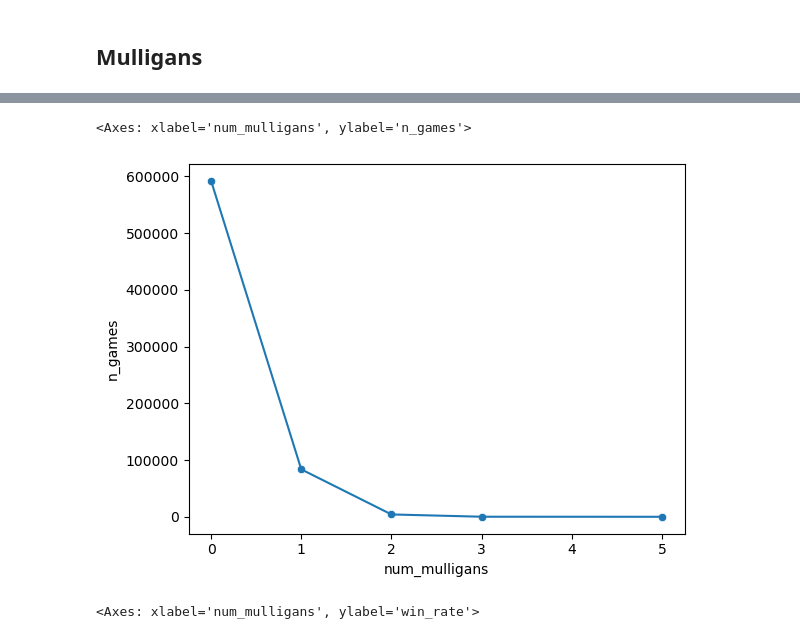
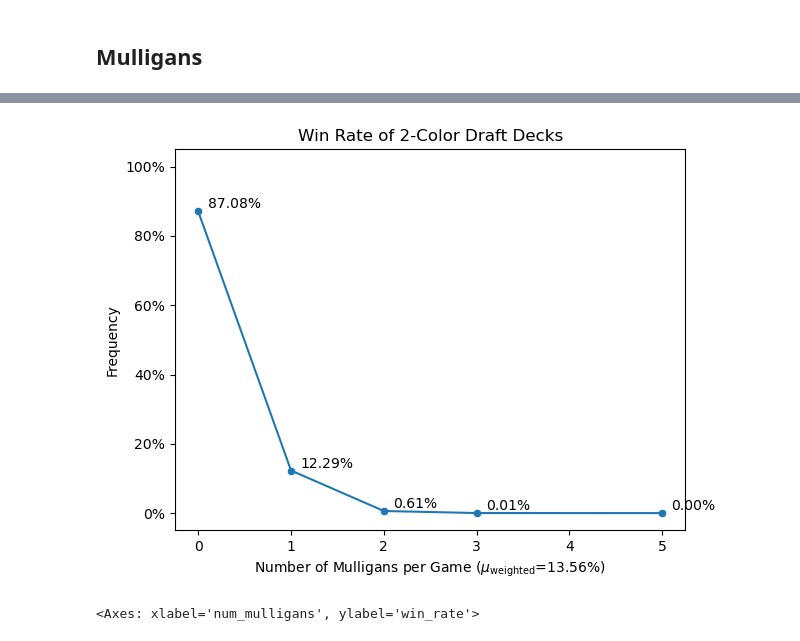
Before and after one commit to meehljd/mtg-modeling, a Jupyter notebook: notebooks/02-draft-data/02-30-draft-eda-BLB-games.ipynb, the cells around one changed output, grey strips where cells are left out. Cells and saved outputs as stored; diff of their text form; code cells hidden in the pictures.

Commit message:
eda: BLB draft - update axis ticks and added mulligan.  WIP.

```diff
--- a/notebooks/02-draft-data/02-30-draft-eda-BLB-games.ipynb
+++ b/notebooks/02-draft-data/02-30-draft-eda-BLB-games.ipynb
@@ -988,22 +1024,44 @@ plt.show()
 # %%
 df_games = pl.scan_parquet(game_file)
 
 df_mul = (
     df_games.group_by(["num_mulligans"])
     .agg(
         pl.col("won").count().alias("n_games"),
         pl.col("won").sum().alias("n_wins"),
-        pl.col("won").mean().alias("win_rate")
+        pl.col("won").mean().alias("win_rate"),
          )
+    .with_columns(
+        (pl.col("n_games") / pl.col("n_games").sum()).alias("pct_games")
+    )
     .sort(by="num_mulligans", descending=False)
     .collect()
-)
+).to_pandas()
 
-sns.scatterplot(data=df_mul, x="num_mulligans", y="n_games")
-sns.lineplot(data=df_mul, x="num_mulligans", y="n_games")
+sum_df = df_summary.collect().to_pandas()
+mean_mulligan_rate = (sum_df["n_mul"] / sum_df["n_games"]).values[0]
+
+g = sns.scatterplot(data=df_mul, x="num_mulligans", y="pct_games")
+g = sns.lineplot(data=df_mul, x="num_mulligans", y="pct_games")
+
+for index, row in df_mul.iterrows():
+    plt.text(
+        row["num_mulligans"] + 0.1,
+        row["pct_games"] + 0.02,
+        f"{row['pct_games']:.2%}",
+        va="center",
+    )
+
+g.yaxis.set_major_formatter(FuncFormatter(lambda y, _: f"{y:.0%}"))
+g.set(ylim=(-0.05,1.05))
+
+plt.title("Win Rate of 2-Color Draft Decks")
+plt.xlabel(r"Number of Mulligans per Game ($\mu_{\text{weighted}}$" + f"={mean_mulligan_rate:0.2%})")
+plt.ylabel("Frequency")
+plt.tight_layout()
+plt.show()
 # %% [output]
-<Axes: xlabel='num_mulligans', ylabel='n_games'>
-[figure, old version]
+[figure, new version]
 # %%
 sns.scatterplot(data=df_mul, x="num_mulligans", y="win_rate")
 sns.lineplot(data=df_mul, x="num_mulligans", y="win_rate")
```
Also changed, not shown: parts of 19 cells of this notebook, 21 other files.
